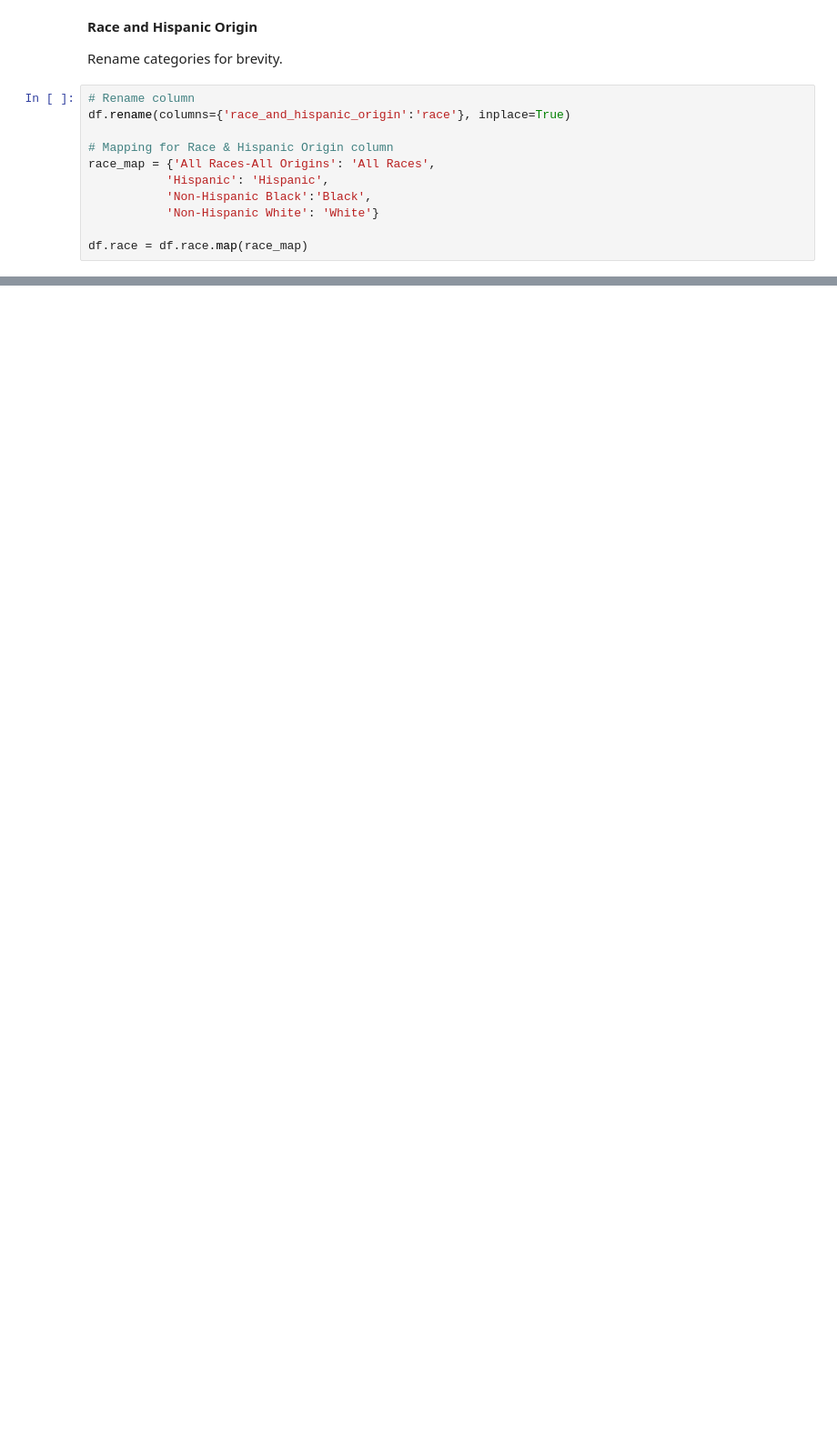
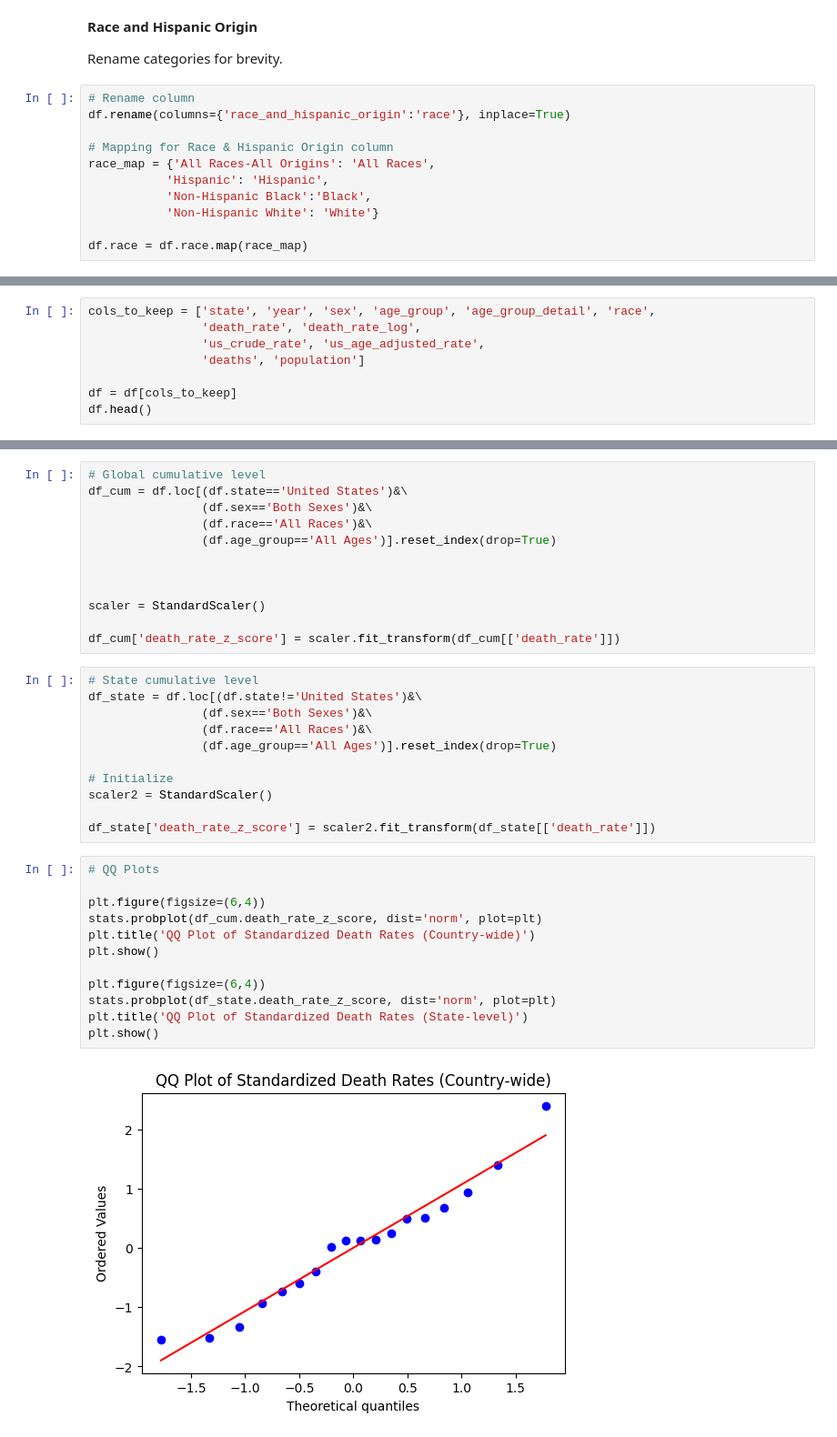
Before and after one commit to amberteetsel/substance-abuse-predictions, a Jupyter notebook: AmberDataCleaning.ipynb, the cells around one changed output, grey strips where cells are left out. Shown at 91% size. Cells and saved outputs as stored; diff of their text form; blank space fills up the shorter version.

```diff
--- a/AmberDataCleaning.ipynb
+++ b/AmberDataCleaning.ipynb
@@ -100,0 +171,8 @@ df.head()
+# %%
+cols_to_keep = ['state', 'year', 'sex', 'age_group', 'age_group_detail', 'race',
+                'death_rate', 'death_rate_log',
+                'us_crude_rate', 'us_age_adjusted_rate',
+                'deaths', 'population']
+
+df = df[cols_to_keep]
+df.head()
@@ -100,0 +190,37 @@ df.head()
+# %%
+# Global cumulative level
+df_cum = df.loc[(df.state=='United States')&\
+                (df.sex=='Both Sexes')&\
+                (df.race=='All Races')&\
+                (df.age_group=='All Ages')].reset_index(drop=True)
+
+
+
+scaler = StandardScaler()
+
+df_cum['death_rate_z_score'] = scaler.fit_transform(df_cum[['death_rate']])
+# %%
+# State cumulative level
+df_state = df.loc[(df.state!='United States')&\
+                (df.sex=='Both Sexes')&\
+                (df.race=='All Races')&\
+                (df.age_group=='All Ages')].reset_index(drop=True)
+
+# Initialize
+scaler2 = StandardScaler()
+
+df_state['death_rate_z_score'] = scaler2.fit_transform(df_state[['death_rate']])
+# %%
+# QQ Plots
+
+plt.figure(figsize=(6,4))
+stats.probplot(df_cum.death_rate_z_score, dist='norm', plot=plt)
+plt.title('QQ Plot of Standardized Death Rates (Country-wide)')
+plt.show()
+
+plt.figure(figsize=(6,4))
+stats.probplot(df_state.death_rate_z_score, dist='norm', plot=plt)
+plt.title('QQ Plot of Standardized Death Rates (State-level)')
+plt.show()
+# %% [output]
+[figure, added]
```
Also changed, not shown: parts of 32 cells of this notebook.
